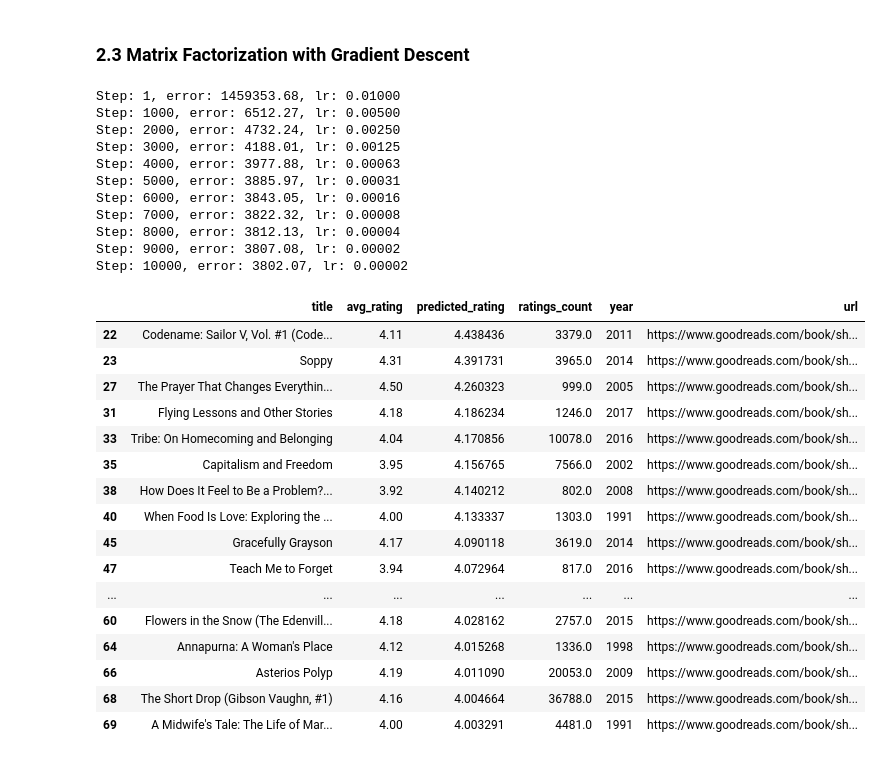
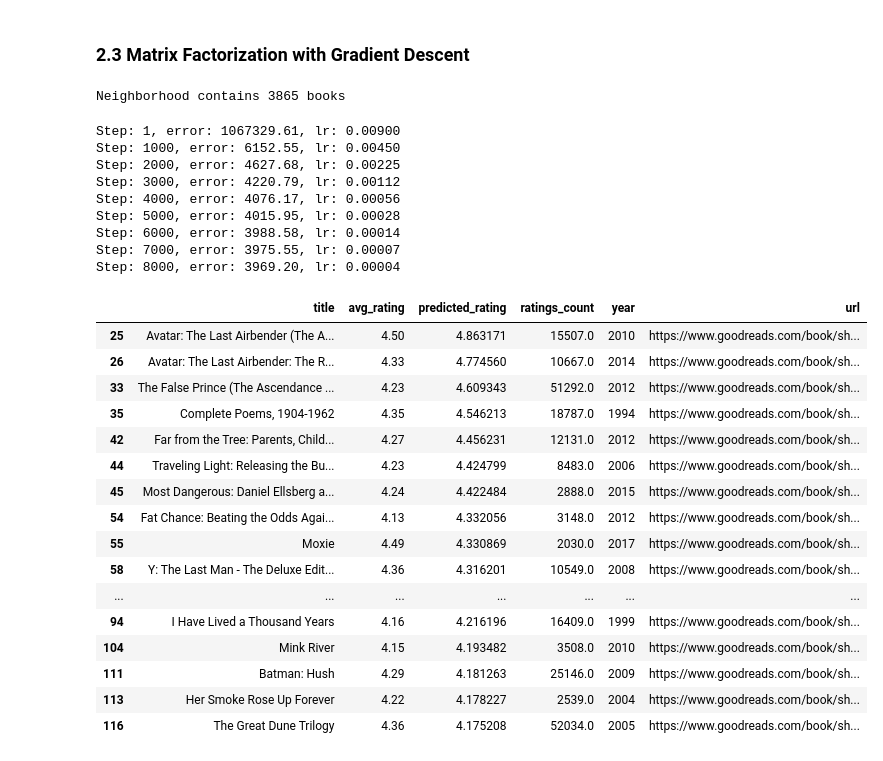
Before and after one commit to mraottth/projects, a Jupyter notebook: Goodreads Book Recommender/02_book_recommender.ipynb, the cells around one changed output. Drawn from its saved outputs; the diff is of its cells as text; code cells hidden in the pictures.

```diff
--- a/Goodreads Book Recommender/02_book_recommender.ipynb
+++ b/Goodreads Book Recommender/02_book_recommender.ipynb
@@ -741,18 +717,19 @@ gd_neighborhood_index = gd_neighborhoodhood_ratings["uid"].unique()
 gd_neighborhood_index = np.append(gd_neighborhood_index, target)
 gd_neighborhood_book_index = gd_neighborhoodhood_ratings["book_index"].unique()
 gd_neighborhood_book_index = np.append(gd_neighborhood_book_index, target_user_ratings["book_index"].unique())
+print(f"\nNeighborhood contains {gd_neighborhood_book_index.shape[0]} books")
 
 # Slice df_reviews to make User Ratings Matrix
 R = df_reviews[:, gd_neighborhood_book_index]
 R = R[gd_neighborhood_index, :]
 R = R.toarray()
+# %% [output]
+Neighborhood contains 3865 books
 # %%
 # Function to train embedding matrices using alternating least squares (ALS) and make predictions
 def matrix_factorization(R, k_components=5, steps=4000, lr=0.0002, beta=0.03, decay=True, verbose=0):
     """
-    Uses gradient descent to train matrix factorization algorithm. Useful explanation
-    of the math here:
-    http://www.quuxlabs.com/blog/2010/09/matrix-factorization-a-simple-tutorial-and-implementation-in-python/
+    Uses gradient descent to train matrix factorization algorithm
 
     Args:
         R: Utility matrix of user item ratings
@@ -806,7 +783,8 @@ def matrix_factorization(R, k_components=5, steps=4000, lr=0.0002, beta=0.03, de
 # %%
 # Train model and get predictions
 preds, user_embed, item_embed = matrix_factorization(
-                                    R, k_components=80,
+                                    R,
+                                    k_components=70,
                                     lr=0.009,
                                     beta=0.07,
                                     decay=True,
@@ -816,40 +794,38 @@ preds, user_embed, item_embed = matrix_factorization(
 df_preds_GD = pd.DataFrame(preds, columns=gd_neighborhood_book_index, index=gd_neighborhood_index)\
                 .reset_index()
 # %% [output]
-Step: 1, error: 1459353.68, lr: 0.01000
-Step: 1000, error: 6512.27, lr: 0.00500
-Step: 2000, error: 4732.24, lr: 0.00250
-Step: 3000, error: 4188.01, lr: 0.00125
-Step: 4000, error: 3977.88, lr: 0.00063
-Step: 5000, error: 3885.97, lr: 0.00031
-Step: 6000, error: 3843.05, lr: 0.00016
-Step: 7000, error: 3822.32, lr: 0.00008
-Step: 8000, error: 3812.13, lr: 0.00004
-Step: 9000, error: 3807.08, lr: 0.00002
-Step: 10000, error: 3802.07, lr: 0.00002
+Step: 1, error: 1067329.61, lr: 0.00900
+Step: 1000, error: 6152.55, lr: 0.00450
+Step: 2000, error: 4627.68, lr: 0.00225
+Step: 3000, error: 4220.79, lr: 0.00112
+Step: 4000, error: 4076.17, lr: 0.00056
+Step: 5000, error: 4015.95, lr: 0.00028
+Step: 6000, error: 3988.58, lr: 0.00014
+Step: 7000, error: 3975.55, lr: 0.00007
+Step: 8000, error: 3969.20, lr: 0.00004
 # %%
 # View top predicted ratings
 top_preds_GD = get_recs(df_preds_GD, target, book_index, df_books, write_to_excel=False)
 top_preds_GD[["title","avg_rating","predicted_rating","ratings_count","year","url"]]\
-                .query("avg_rating > 3.9 & ratings_count > 400").head(20)
+                .query("avg_rating > 4.1 & ratings_count > 2000").head(20)
 # %% [output]
 |  | title | avg_rating | predicted_rating | ratings_count | year | url |
-| 22 | Codename: Sailor V, Vol. #1 (Code... | 4.11 | 4.438436 | 3379.0 | 2011 | https://www.goodreads.com/book/sh... |
-| 23 | Soppy | 4.31 | 4.391731 | 3965.0 | 2014 | https://www.goodreads.com/book/sh... |
-| 27 | The Prayer That Changes Everythin... | 4.50 | 4.260323 | 999.0 | 2005 | https://www.goodreads.com/book/sh... |
-| 31 | Flying Lessons and Other Stories | 4.18 | 4.186234 | 1246.0 | 2017 | https://www.goodreads.com/book/sh... |
-| 33 | Tribe: On Homecoming and Belonging | 4.04 | 4.170856 | 10078.0 | 2016 | https://www.goodreads.com/book/sh... |
-| 35 | Capitalism and Freedom | 3.95 | 4.156765 | 7566.0 | 2002 | https://www.goodreads.com/book/sh... |
-| 38 | How Does It Feel to Be a Problem?... | 3.92 | 4.140212 | 802.0 | 2008 | https://www.goodreads.com/book/sh... |
-| 40 | When Food Is Love: Exploring the ... | 4.00 | 4.133337 | 1303.0 | 1991 | https://www.goodreads.com/book/sh... |
-| 45 | Gracefully Grayson | 4.17 | 4.090118 | 3619.0 | 2014 | https://www.goodreads.com/book/sh... |
-| 47 | Teach Me to Forget | 3.94 | 4.072964 | 817.0 | 2016 | https://www.goodreads.com/book/sh... |
+| 25 | Avatar: The Last Airbender (The A... | 4.50 | 4.863171 | 15507.0 | 2010 | https://www.goodreads.com/book/sh... |
+| 26 | Avatar: The Last Airbender: The R... | 4.33 | 4.774560 | 10667.0 | 2014 | https://www.goodreads.com/book/sh... |
+| 33 | The False Prince (The Ascendance ... | 4.23 | 4.609343 | 51292.0 | 2012 | https://www.goodreads.com/book/sh... |
+| 35 | Complete Poems, 1904-1962 | 4.35 | 4.546213 | 18787.0 | 1994 | https://www.goodreads.com/book/sh... |
+| 42 | Far from the Tree: Parents, Child... | 4.27 | 4.456231 | 12131.0 | 2012 | https://www.goodreads.com/book/sh... |
+| 44 | Traveling Light: Releasing the Bu... | 4.23 | 4.424799 | 8483.0 | 2006 | https://www.goodreads.com/book/sh... |
+| 45 | Most Dangerous: Daniel Ellsberg a... | 4.24 | 4.422484 | 2888.0 | 2015 | https://www.goodreads.com/book/sh... |
+| 54 | Fat Chance: Beating the Odds Agai... | 4.13 | 4.332056 | 3148.0 | 2012 | https://www.goodreads.com/book/sh... |
+| 55 | Moxie | 4.49 | 4.330869 | 2030.0 | 2017 | https://www.goodreads.com/book/sh... |
+| 58 | Y: The Last Man - The Deluxe Edit... | 4.36 | 4.316201 | 10549.0 | 2008 | https://www.goodreads.com/book/sh... |
 | ... | ... | ... | ... | ... | ... | ... |
-| 60 | Flowers in the Snow (The Edenvill... | 4.18 | 4.028162 | 2757.0 | 2015 | https://www.goodreads.com/book/sh... |
-| 64 | Annapurna: A Woman's Place | 4.12 | 4.015268 | 1336.0 | 1998 | https://www.goodreads.com/book/sh... |
-| 66 | Asterios Polyp | 4.19 | 4.011090 | 20053.0 | 2009 | https://www.goodreads.com/book/sh... |
-| 68 | The Short Drop (Gibson Vaughn, #1) | 4.16 | 4.004664 | 36788.0 | 2015 | https://www.goodreads.com/book/sh... |
-| 69 | A Midwife's Tale: The Life of Mar... | 4.00 | 4.003291 | 4481.0 | 1991 | https://www.goodreads.com/book/sh... |
+| 94 | I Have Lived a Thousand Years | 4.16 | 4.216196 | 16409.0 | 1999 | https://www.goodreads.com/book/sh... |
+| 104 | Mink River | 4.15 | 4.193482 | 3508.0 | 2010 | https://www.goodreads.com/book/sh... |
+| 111 | Batman: Hush | 4.29 | 4.181263 | 25146.0 | 2009 | https://www.goodreads.com/book/sh... |
+| 113 | Her Smoke Rose Up Forever | 4.22 | 4.178227 | 2539.0 | 2004 | https://www.goodreads.com/book/sh... |
+| 116 | The Great Dune Trilogy | 4.36 | 4.175208 | 52034.0 | 2005 | https://www.goodreads.com/book/sh... |
 # %%
 # Highest rated books by each of the top genres
 show_top_recs_by_genre(
```
Also changed, not shown: parts of 12 cells of this notebook.
